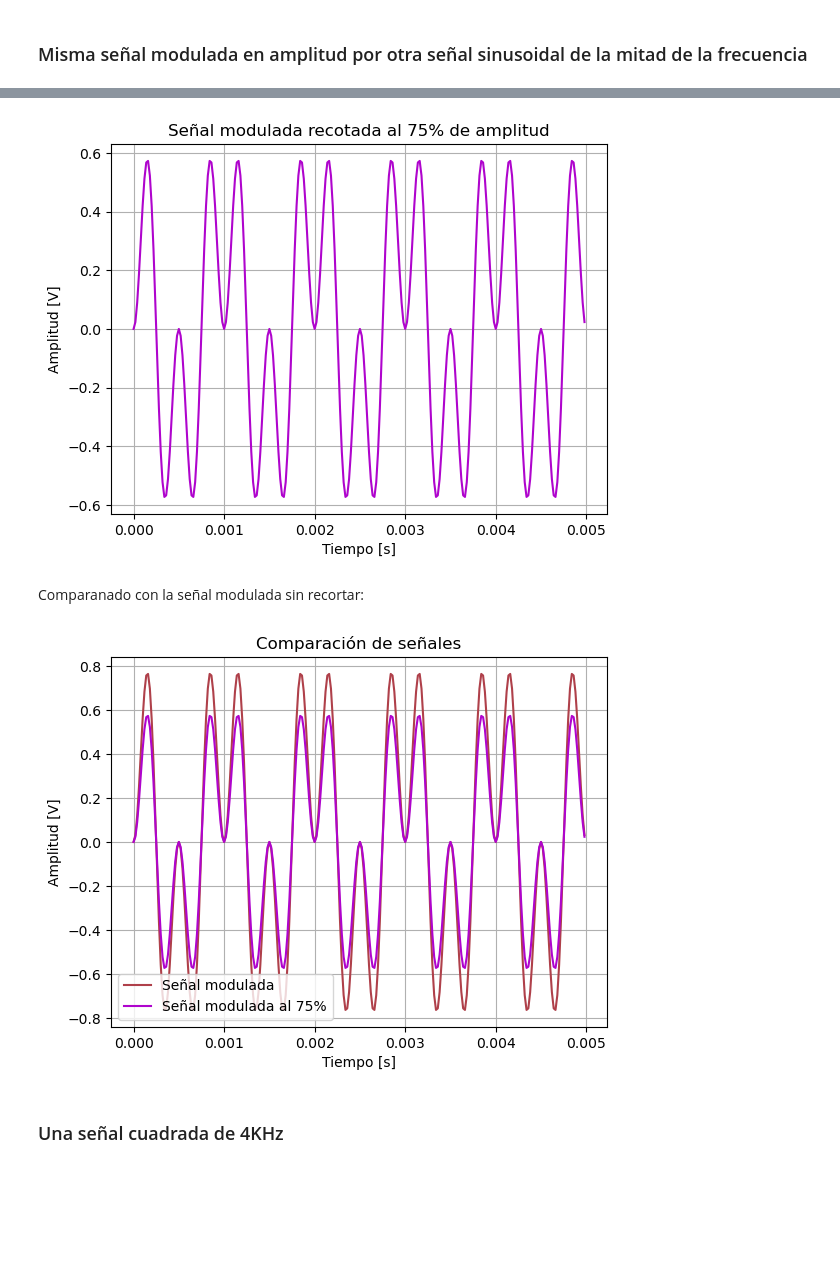
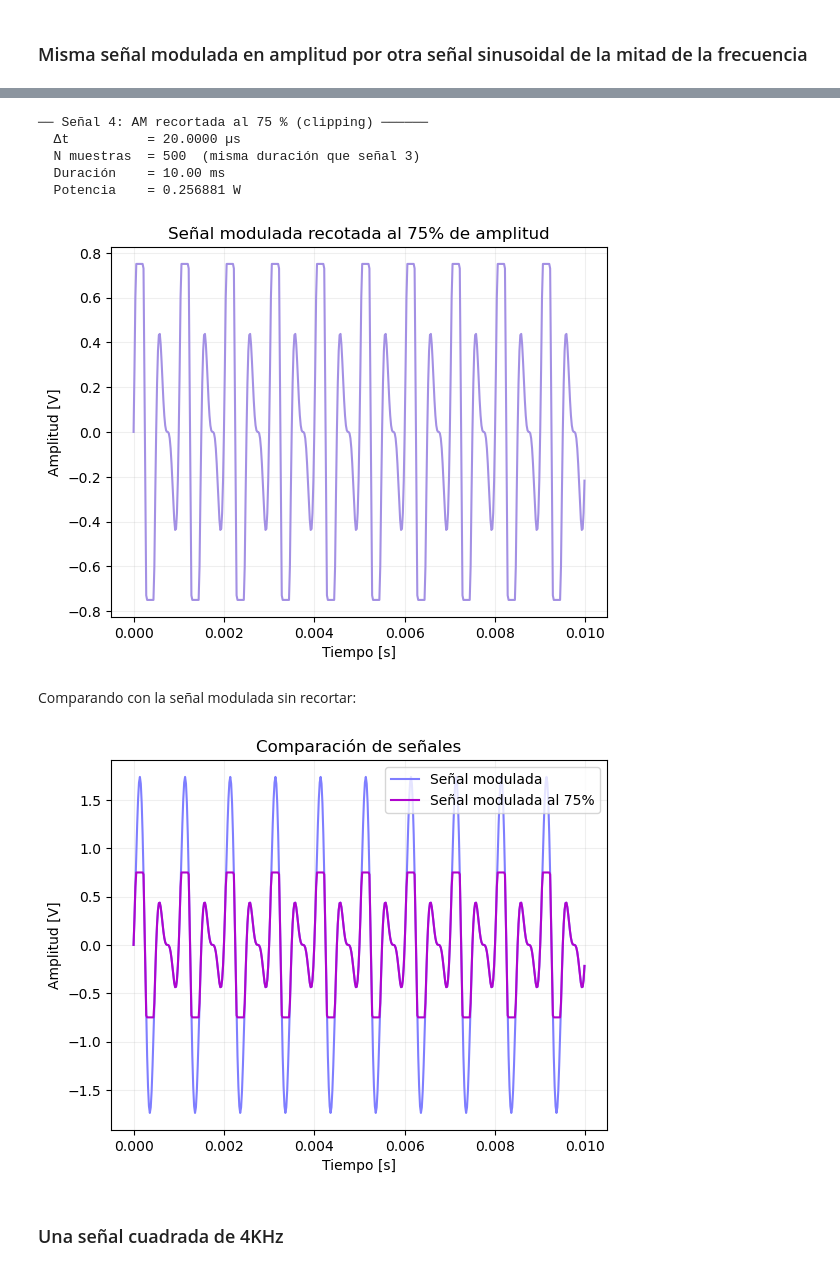
Before and after one commit to moradelacorte/APS, a Jupyter notebook: Mis_trabajos/TS1.ipynb, the cells around one changed output, grey strips where cells are left out. Drawn from its saved outputs; the diff is of its cells as text; code cells hidden in the pictures; blank space fills up the shorter version.

```diff
--- a/Mis_trabajos/TS1.ipynb
+++ b/Mis_trabajos/TS1.ipynb
@@ -57,18 +83,25 @@ def mi_funcion_sen(vmax, dc, ff, ph, nn, fs):
 # %%
 import matplotlib.pyplot as plt
 
-fs = 50000 # Nyquist fs >>= 2*ff
-ff = 2000
-T = 10/ff # 10 ciclos
-N = int(T*fs)
+FS = 50000          # Nyquist fs >>= 2*ff
+TS = 1 / FS         # tiempo entre muestras
 
-tt, xx1 = mi_funcion_sen(vmax=1, dc=0, ff=ff, ph=0, nn=N, fs=fs)
+ff1 = 2000
+N1  = int(10 / ff1 * FS)   # 10 ciclos de 2kHz → 250 muestras
 
-plt.plot(tt, xx1,color='#00FF00')
+tt1, xx1 = mi_funcion_sen(vmax=1, dc=0, ff=ff1, ph=0, nn=N1, fs=FS)  # nn=N1, no nn=N
+P1 = potencia_media(xx1)
+
+print("── Señal 1: Sinusoide 2 kHz ──────────────────")
+print(f"  Δt         = {TS*1e6:.4f} µs")
+print(f"  N muestras = {N1}")
+print(f"  Duración   = {N1*TS*1e3:.2f} ms")
+print(f"  Potencia   = {P1:.6f} W ")
+
+plt.plot(tt1, xx1, color='#C69DD2')
 plt.xlabel("Tiempo [s]")
 plt.ylabel("Amplitud [V]")
 plt.title("Señal senoidal de 2KHz")
-plt.grid(True)
-
+plt.grid(True, alpha=0.2)
 plt.show()
 # %% [output]
@@ -147,30 +260,43 @@ plt.show()
 # %%
-xx4 = xx3 * 0.75
+clip_level = 0.75
+xx4 = np.clip(xx3, -clip_level, clip_level)
 
-plt.plot(tt, xx4, color='#AF04CD')
+P4 = potencia_media(xx4)
+print("\n── Señal 4: AM recortada al 75 % (clipping) ──────")
+print(f"  Δt          = {TS*1e6:.4f} µs")
+print(f"  N muestras  = {N3}  (misma duración que señal 3)")
+print(f"  Duración    = {N3*TS*1e3:.2f} ms")
+print(f"  Potencia    = {P4:.6f} W ")
+
+plt.plot(tt3, xx4, color='#A390E4')
 plt.xlabel("Tiempo [s]")
 plt.ylabel("Amplitud [V]")
 plt.title("Señal modulada recotada al 75% de amplitud")
-plt.grid(True)
+plt.grid(True, alpha=0.2)
 
 plt.show()
 # %% [output]
+── Señal 4: AM recortada al 75 % (clipping) ──────
+  Δt          = 20.0000 µs
+  N muestras  = 500  (misma duración que señal 3)
+  Duración    = 10.00 ms
+  Potencia    = 0.256881 W
-[figure, old version]
+[figure, new version]
 # %% [markdown]
-Comparanado con la señal modulada sin recortar:
+Comparando con la señal modulada sin recortar:
 # %%
 
-plt.plot(tt, xx3,color='#AF404A', label = 'Señal modulada')
-plt.plot(tt, xx4,color='#AF04CD', label = 'Señal modulada al 75%')
+plt.plot(tt3, xx3,color='#7F7EFF', label = 'Señal modulada')
+plt.plot(tt3, xx4,color='#AF04CD', label = 'Señal modulada al 75%')
 plt.legend()
 plt.xlabel("Tiempo [s]")
 plt.ylabel("Amplitud [V]")
 plt.title("Comparación de señales")
-plt.grid(True)
+plt.grid(True, alpha=0.2)
 
 plt.show()
 # %% [output]
-[figure, old version]
+[figure, new version]
 # %% [markdown]
 ### Una señal cuadrada de 4KHz
 # %%
```
Also changed, not shown: parts of 20 cells of this notebook.
